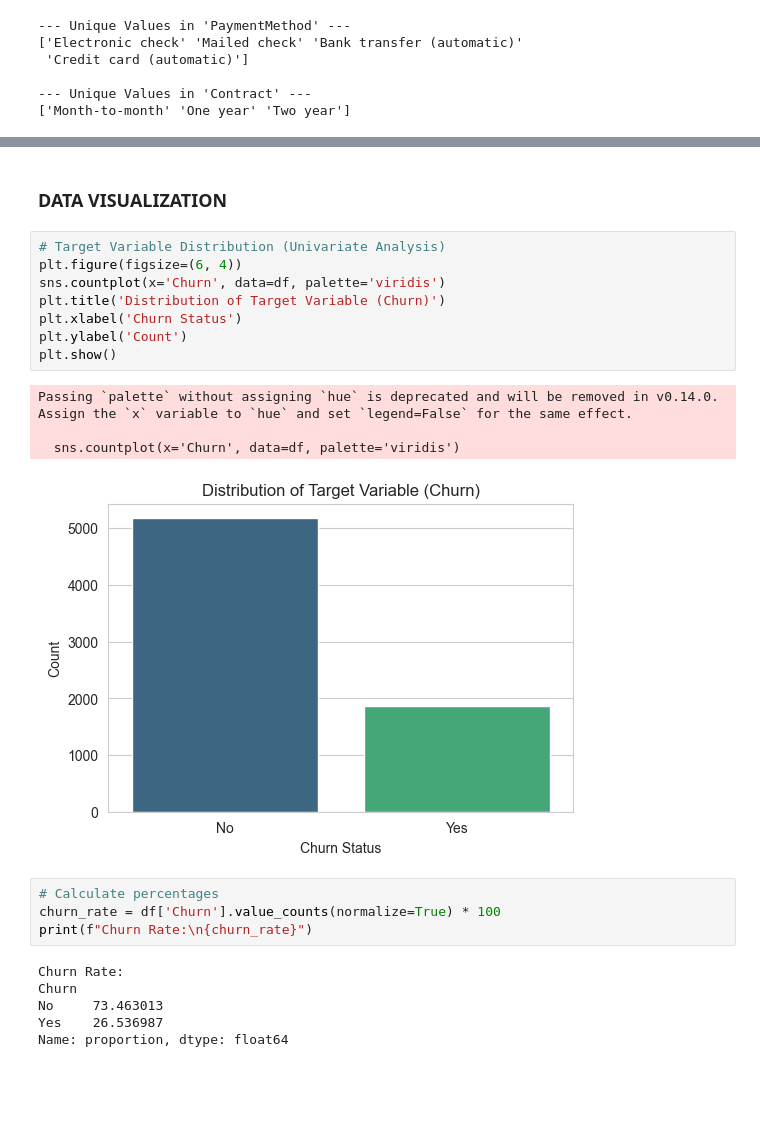
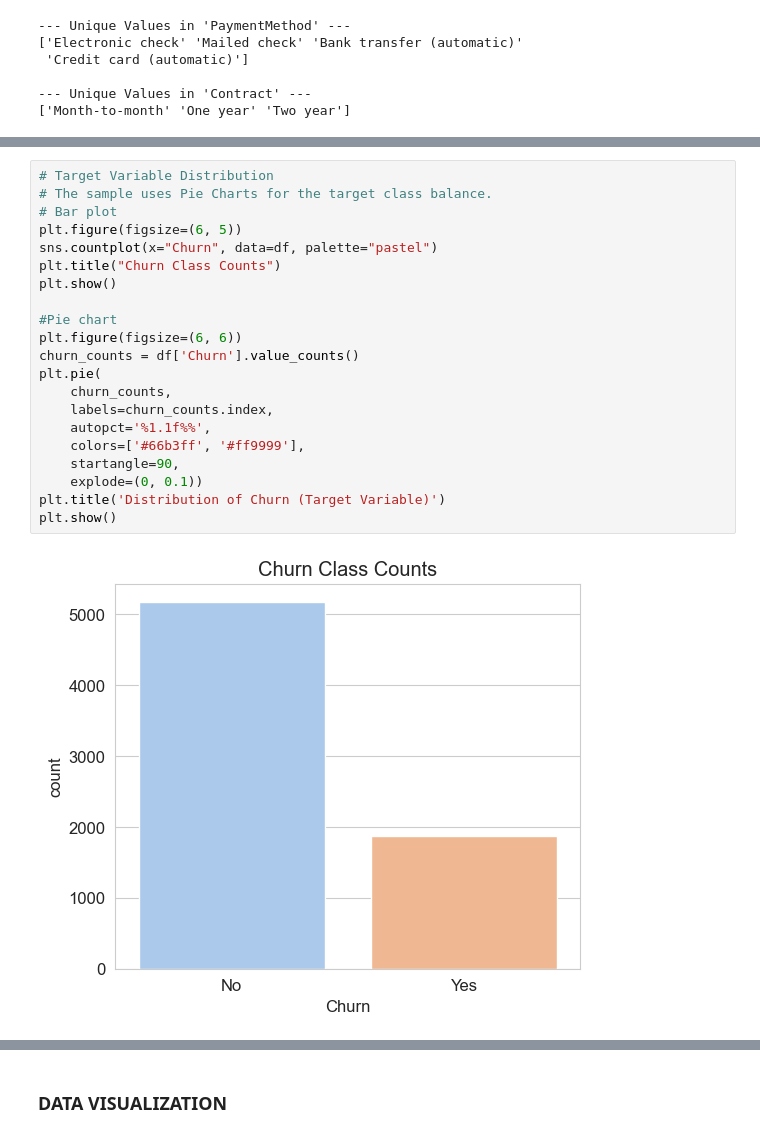
Before and after one commit to Pudamya/CM2604_ML_CW_2425595, a Jupyter notebook: pre_processing.ipynb, the cells around one changed output, grey strips where cells are left out. Drawn from its saved outputs; the diff is of its cells as text; blank space fills up the shorter version.

```diff
--- a/pre_processing.ipynb
+++ b/pre_processing.ipynb
@@ -183,0 +239,23 @@ New Shape: (7043, 20)
+# %%
+# Target Variable Distribution
+# The sample uses Pie Charts for the target class balance.
+# Bar plot
+plt.figure(figsize=(6, 5))
+sns.countplot(x="Churn", data=df, palette="pastel")
+plt.title("Churn Class Counts")
+plt.show()
+
+#Pie chart
+plt.figure(figsize=(6, 6))
+churn_counts = df['Churn'].value_counts()
+plt.pie(
+    churn_counts,
+    labels=churn_counts.index,
+    autopct='%1.1f%%',
+    colors=['#66b3ff', '#ff9999'],
+    startangle=90,
+    explode=(0, 0.1))
+plt.title('Distribution of Churn (Target Variable)')
+plt.show()
+# %% [output]
+[figure, added]
@@ -184,25 +263,2 @@ New Shape: (7043, 20)
 # %% [markdown]
 ### DATA VISUALIZATION
-# %%
-# Target Variable Distribution (Univariate Analysis)
-plt.figure(figsize=(6, 4))
-sns.countplot(x='Churn', data=df, palette='viridis')
-plt.title('Distribution of Target Variable (Churn)')
-plt.xlabel('Churn Status')
-plt.ylabel('Count')
-plt.show()
-# %% [output]
-Passing `palette` without assigning `hue` is deprecated and will be removed in v0.14.0. Assign the `x` variable to `hue` and set `legend=False` for the same effect.
-
-  sns.countplot(x='Churn', data=df, palette='viridis')
-[figure, removed]
-# %%
-# Calculate percentages
-churn_rate = df['Churn'].value_counts(normalize=True) * 100
-print(f"Churn Rate:\n{churn_rate}")
-# %% [output]
-Churn Rate:
-Churn
-No     73.463013
-Yes    26.536987
-Name: proportion, dtype: float64
```
Also changed, not shown: parts of 40 cells of this notebook.
